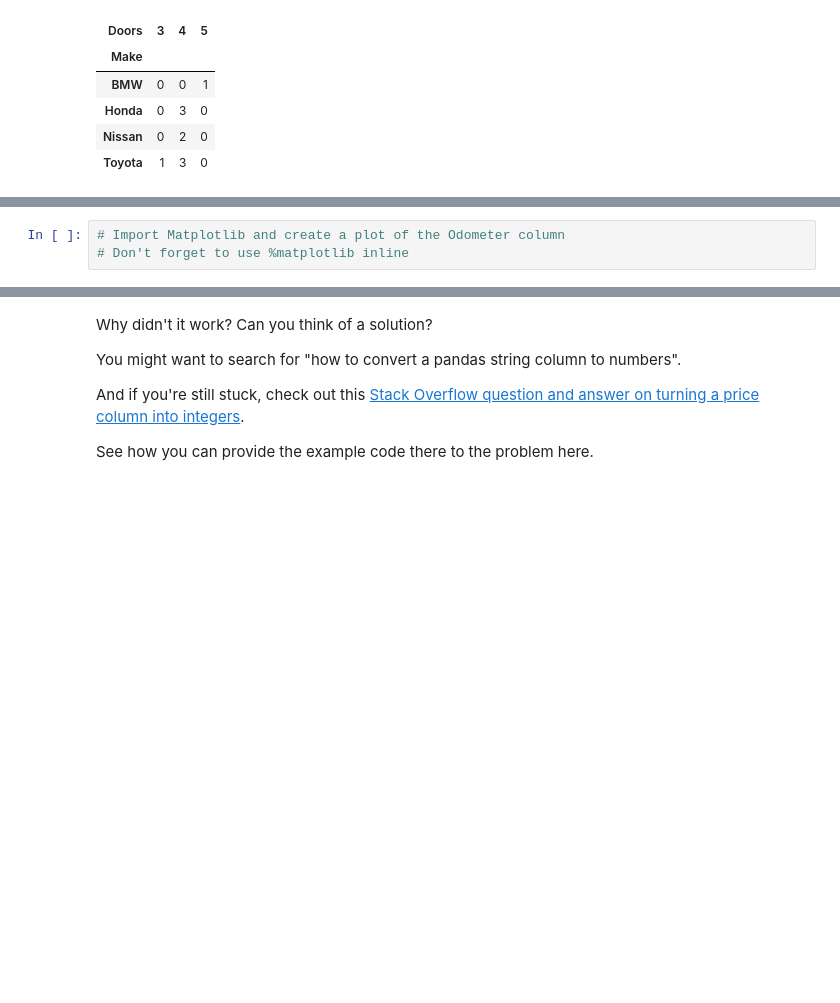
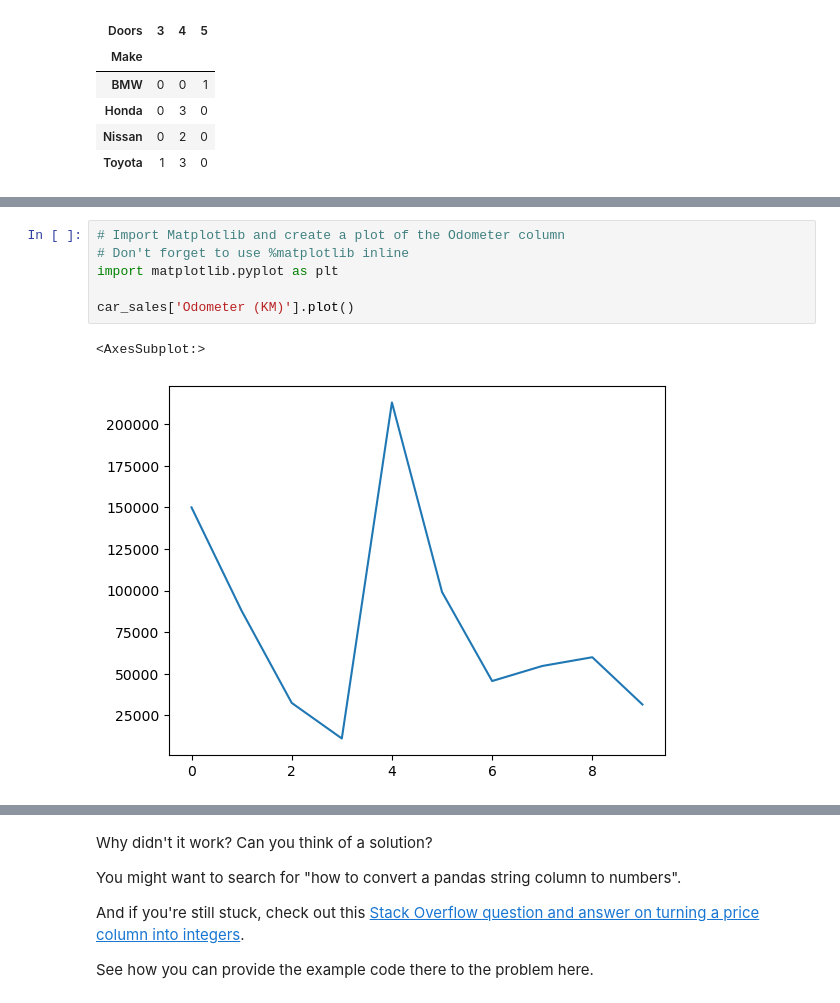
Before and after one commit to Sebastian-Constantin-Iacob/ai_practice_projects, a Jupyter notebook: pandas_practice_project/pandas_exercises.ipynb, the cells around one changed output, grey strips where cells are left out. Cells and saved outputs as stored; diff of their text form; blank space fills up the shorter version.

```diff
--- a/pandas_practice_project/pandas_exercises.ipynb
+++ b/pandas_practice_project/pandas_exercises.ipynb
@@ -211,5 +222,11 @@ pd.crosstab(index=car_sales['Make'], columns=[car_sales['Doors']])
 # %%
 # Import Matplotlib and create a plot of the Odometer column
 # Don't forget to use %matplotlib inline
+import matplotlib.pyplot as plt
+
+car_sales['Odometer (KM)'].plot()
+# %% [output]
+<AxesSubplot:>
+[figure, added]
 # %%
 # Create a histogram of the Odometer column using hist()
```
Also changed, not shown: parts of 20 cells of this notebook.
